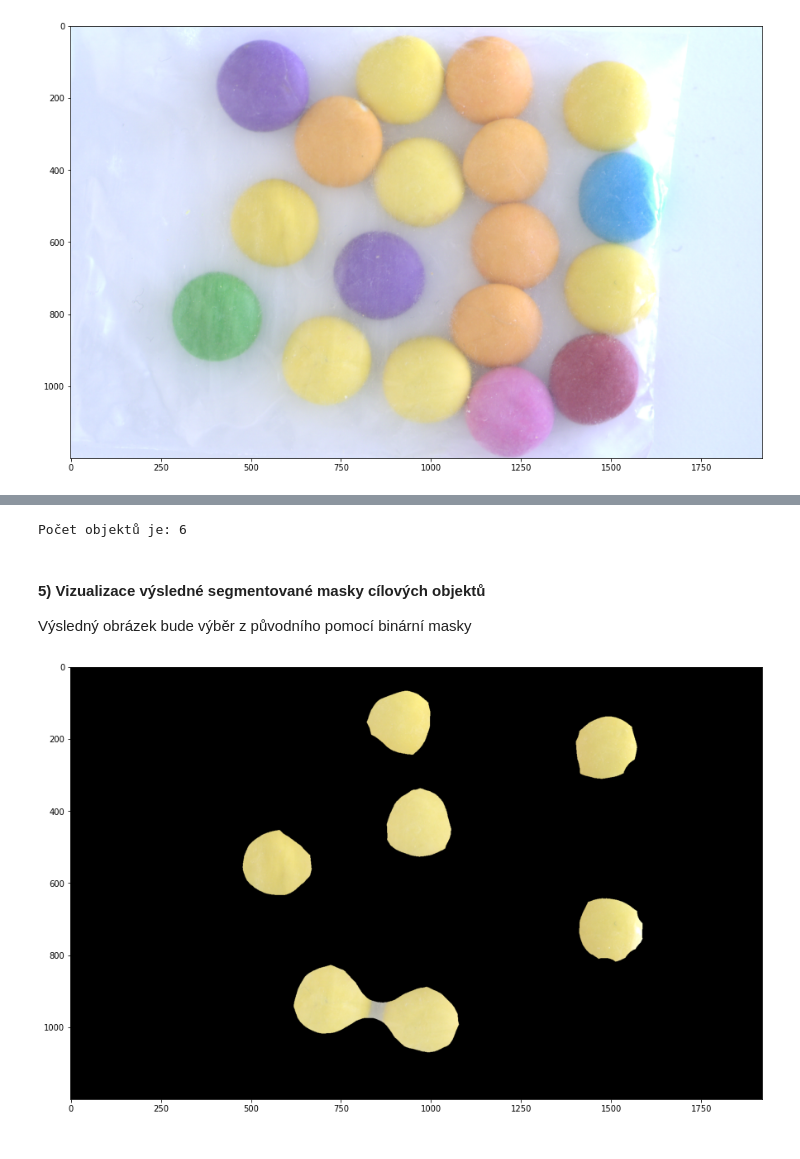
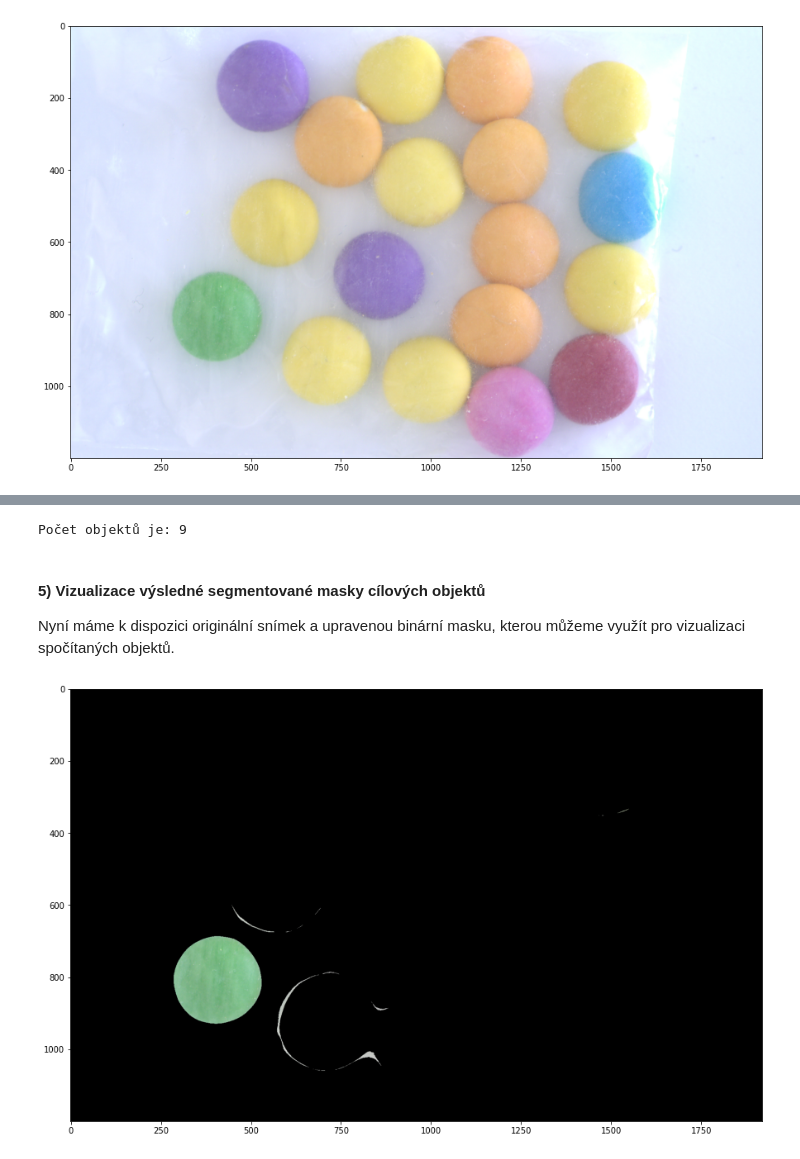
Before and after one commit to lukasbrchl/Czechitas-segmentace-demo, a Jupyter notebook: Czechitas_segmentation_demo.ipynb, the cells around one changed output, grey strips where cells are left out. Drawn from its saved outputs; the diff is of its cells as text; code cells hidden in the pictures.

```diff
--- a/Czechitas_segmentation_demo.ipynb
+++ b/Czechitas_segmentation_demo.ipynb
@@ -261,6 +304,6 @@ sample_data
 # %%
-image_path = "czentilky.png" ### doplňte cestu k obrázku
-image = cv.imread(image_path) ### načtěte obrázek ze zvolené cesty
-plot_image(image) ### vizualizujte načtený obrázek
+image_path = "" ### doplňte cestu k obrázku
+image = ...(image_path) ### načtěte obrázek ze zvolené cesty
+...(image) ### vizualizujte načtený obrázek
 # %% [output]
 [figure]
@@ -270,27 +322,24 @@ Použijte vytvořenou funkci na načtený obrázek a zobrazte výsledek
 # %%
 #@title Parametry segmentace { run: "auto" }
 
-# FIXME: Vyresit naming
-velikost_filtru = 25 #@param {type:"slider", min:1, max:51, step:2}
-spodni_hranice = 0 #@param {type:"slider", min:0, max:255, step:1}
-horni_hranice = 255 #@param {type:"slider", min:0, max:255, step:1}
+velikost_filtru = 1 #@param {type:"slider", min:1, max:51, step:2}
+spodni_hranice_uhlu = 0 #@param {type:"slider", min:0, max:360, step:1}
+horni_hranice_uhlu = 360 #@param {type:"slider", min:0, max:360, step:1}
 
 def algorithm(img):
     # Předzpracování obrazu
     # ... převod do HSV
-    image = to_hsv(img)
+    image = ...(img)
     image = image[:,:,0]
 
     # ... filtrace, odstranění šumu
-    image = filtration_median(image, velikost_filtru)
+    image = ...(image, velikost_filtru)
 
     # Zde je potřeba vytvořit binární obrázek
     # ... vhodné funkce jsou z části segmentace
-
-    # FIXME: jak se chova ten inRange kdyz ocekava praci nad 3 kanaly ale my mu davame jen jeden parametr? Prijde mi to matouci
-    img = segmentation_two_thresholds(image, to_intensity(spodni_hranice), to_intensity(horni_hranice))
+    img = ...(image, to_intensity(spodni_hranice_uhlu), to_intensity(horni_hranice_uhlu))
     return img
 
 binary_image = algorithm(image)
-plot_image(binary_image) ### zobrazte výsledný obrázek
+...(binary_image) ### zobrazte výsledný obrázek
 # %% [output]
@@ -301,10 +353,10 @@ Použijte vytvořenou funkci na načtený obrázek a zobrazte výsledek
 # %%
 #@title Parametry segmentace { run: "auto" }
 
-velikost_filtru = 41 #@param {type:"slider", min:1, max:51, step:2}
+velikost_filtru = 3 #@param {type:"slider", min:1, max:51, step:2}
 
 binary_image_morph = binary_image
 
-binary_image_morph = m_decrease(binary_image_morph, velikost_filtru)
-plot_image(binary_image_morph) ### zobrazte výsledný obrázek
+binary_image_morph = ...(binary_image_morph, velikost_filtru) ### použijte funkci pro morfologickou operaci
+...(binary_image_morph) ### zobrazte výsledný obrázek
 # %% [output]
@@ -315,14 +372,13 @@ Následně zvolte vhodnou funkci pro zjištění počtu binárních objektů v o
 # %%
-_, count, contours = find_contours(binary_image_morph) ### spočtěte počet binárních objektů
+_, count, contours = ...(binary_image_morph) ### spočtěte počet binárních objektů
 print('Počet objektů je: ' +  str(count))
 # %% [output]
-Počet objektů je: 6
+Počet objektů je: 9
-# %% [markdown]
-#### 5) Vizualizace výsledné segmentované masky cílových objektů
-
-Výsledný obrázek bude výběr z původního pomocí binární masky
+# %% [markdown]
+#### 5) Vizualizace výsledné segmentované masky cílových objektů
+Nyní máme k dispozici originální snímek a upravenou binární masku, kterou můžeme využít pro vizualizaci spočítaných objektů.
 # %%
-result = mask(image, binary_image_morph) ### funkce na "vymaskování" obrázku binární maskou
-plot_image(result) ### zobrazte obrázek
+result = ...(image, binary_image_morph) ### funkce na "vymaskování" obrázku binární maskou
+...(result) ### zobrazte obrázek
 # %% [output]
-[figure, old version]
+[figure, new version]
```
Also changed, not shown: parts of 22 cells of this notebook.
